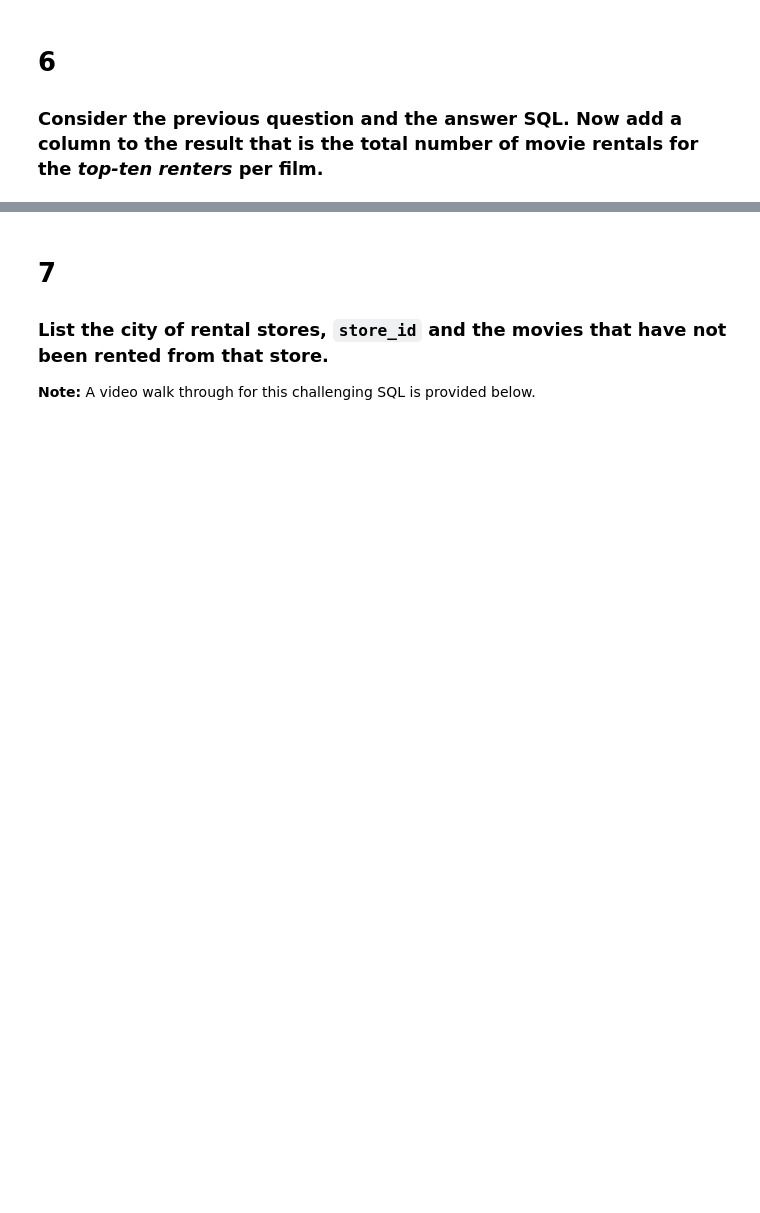
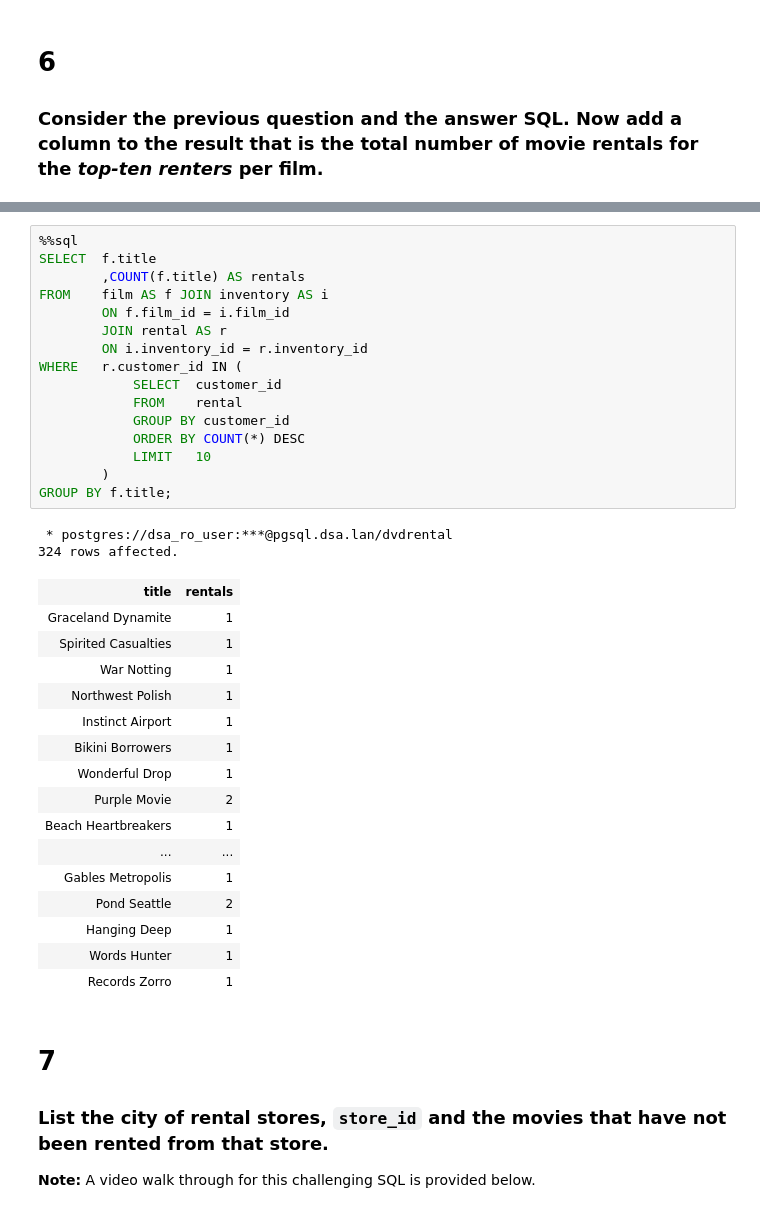
Before and after one commit to SteeltownRiot/DSA, a Jupyter notebook: DSA-7030 Databases & Analytics/Module 4 - Advanced SQL - Nested Queries/Nested.ipynb, the cells around one changed output, grey strips where cells are left out. Cells and saved outputs as stored; diff of their text form; blank space fills up the shorter version.

```diff
--- a/DSA-7030 Databases & Analytics/Module 4 - Advanced SQL - Nested Queries/Nested.ipynb
+++ b/DSA-7030 Databases & Analytics/Module 4 - Advanced SQL - Nested Queries/Nested.ipynb
@@ -385,3 +428,38 @@ EXPLAIN
+# %%
+%%sql
+SELECT  f.title
+        ,COUNT(f.title) AS rentals
+FROM    film AS f JOIN inventory AS i
+        ON f.film_id = i.film_id
+        JOIN rental AS r
+        ON i.inventory_id = r.inventory_id
+WHERE   r.customer_id IN (
+            SELECT  customer_id
+            FROM    rental
+            GROUP BY customer_id
+            ORDER BY COUNT(*) DESC
+            LIMIT   10
+        )
+GROUP BY f.title;
+# %% [output]
+ * postgres://dsa_ro_user:***@pgsql.dsa.lan/dvdrental
+324 rows affected.
+| title | rentals |
+| Graceland Dynamite | 1 |
+| Spirited Casualties | 1 |
+| War Notting | 1 |
+| Northwest Polish | 1 |
+| Instinct Airport | 1 |
+| Bikini Borrowers | 1 |
+| Wonderful Drop | 1 |
+| Purple Movie | 2 |
+| Beach Heartbreakers | 1 |
+| ... | ... |
+| Gables Metropolis | 1 |
+| Pond Seattle | 2 |
+| Hanging Deep | 1 |
+| Words Hunter | 1 |
+| Records Zorro | 1 |
 # %% [markdown]
 # 7
 
```
Also changed, not shown: parts of 18 cells of this notebook, 2 other files.
